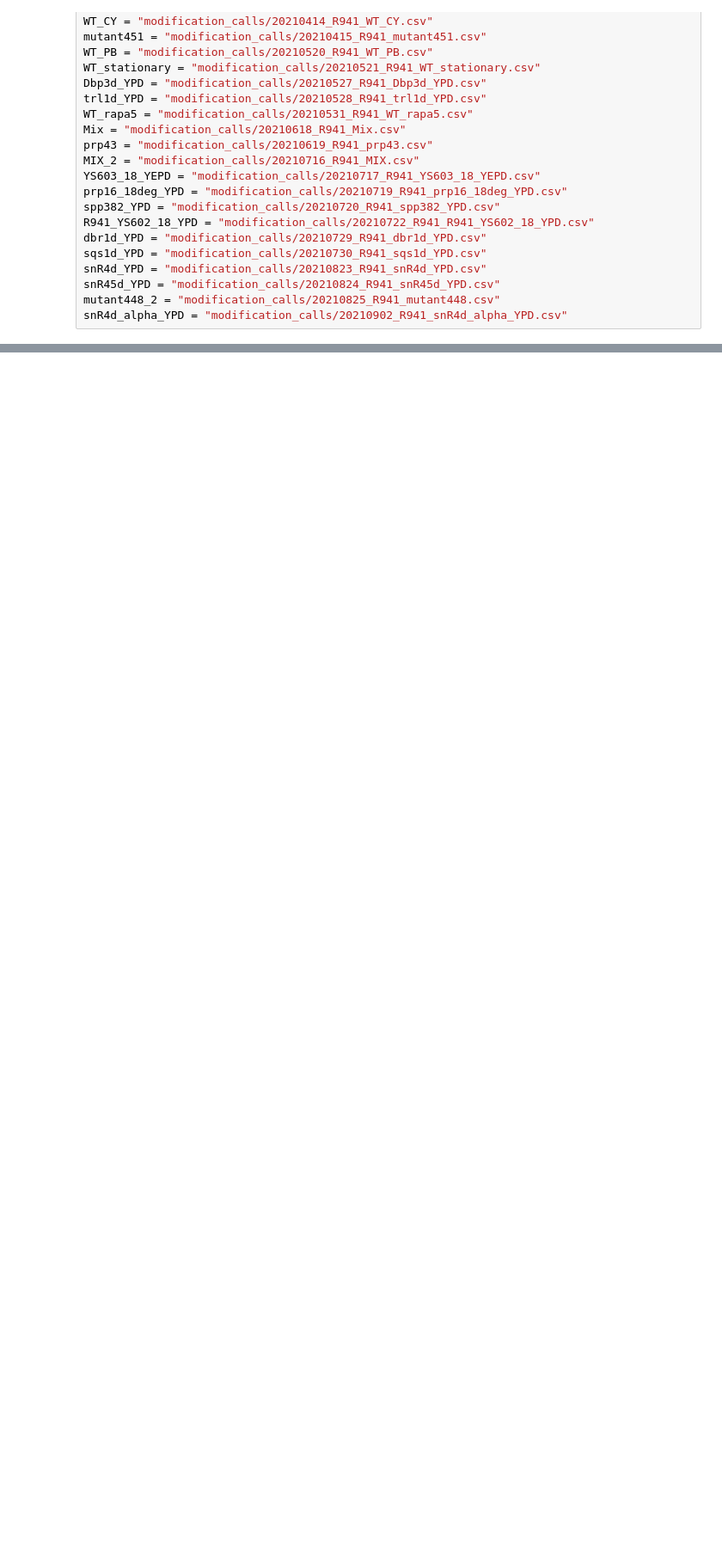
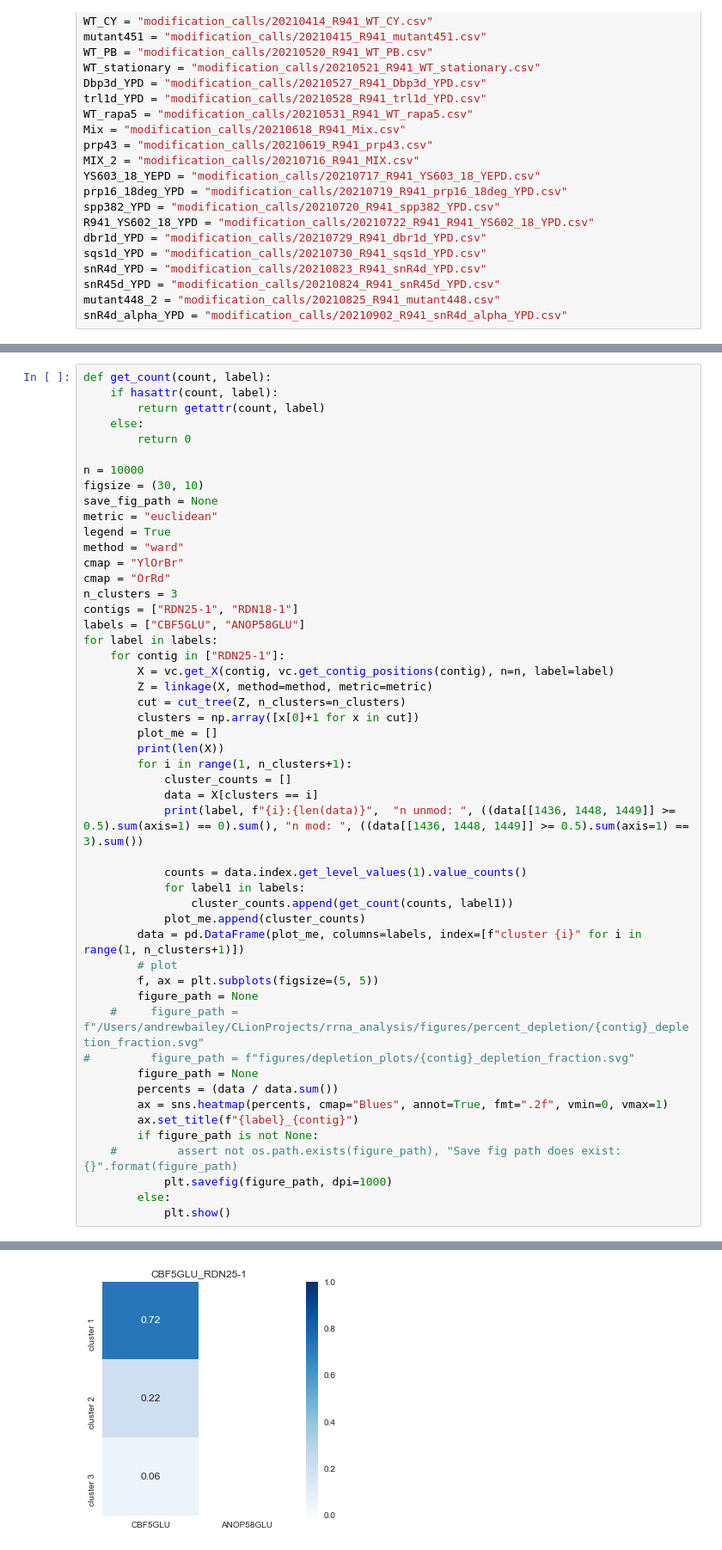
Before and after one commit to adbailey4/yeast_rrna_modification_detection, a Jupyter notebook: notebooks/depletion_experiments.ipynb, the cells around one changed output, grey strips where cells are left out. Shown at 86% size. Cells and saved outputs as stored; diff of their text form; blank space fills up the shorter version.

```diff
--- a/notebooks/depletion_experiments.ipynb
+++ b/notebooks/depletion_experiments.ipynb
@@ -234,0 +206,51 @@ chi2_pvalues_df["NOP58GLU_corrected_pvalue"][1773]
+# %%
+def get_count(count, label):
+    if hasattr(count, label):
+        return getattr(count, label)
+    else:
+        return 0
+
+n = 10000
+figsize = (30, 10)
+save_fig_path = None
+metric = "euclidean"
+legend = True
+method = "ward"
+cmap = "YlOrBr"
+cmap = "OrRd"
+n_clusters = 3
+contigs = ["RDN25-1", "RDN18-1"]
+labels = ["CBF5GLU", "ANOP58GLU"]
+for label in labels:
+    for contig in ["RDN25-1"]:
+        X = vc.get_X(contig, vc.get_contig_positions(contig), n=n, label=label)
+        Z = linkage(X, method=method, metric=metric)
+        cut = cut_tree(Z, n_clusters=n_clusters)
+        clusters = np.array([x[0]+1 for x in cut])
+        plot_me = []
+        print(len(X))
+        for i in range(1, n_clusters+1):
+            cluster_counts = []
+            data = X[clusters == i]
+            print(label, f"{i}:{len(data)}",  "n unmod: ", ((data[[1436, 1448, 1449]] >= 0.5).sum(axis=1) == 0).sum(), "n mod: ", ((data[[1436, 1448, 1449]] >= 0.5).sum(axis=1) == 3).sum())
+
+            counts = data.index.get_level_values(1).value_counts()
+            for label1 in labels:
+                cluster_counts.append(get_count(counts, label1))
+            plot_me.append(cluster_counts)
+        data = pd.DataFrame(plot_me, columns=labels, index=[f"cluster {i}" for i in range(1, n_clusters+1)])
+        # plot
+        f, ax = plt.subplots(figsize=(5, 5))
+        figure_path = None
+    #     figure_path = f"/Users/andrewbailey/CLionProjects/rrna_analysis/figures/percent_depletion/{contig}_depletion_fraction.svg"
+#         figure_path = f"figures/depletion_plots/{contig}_depletion_fraction.svg"
+        figure_path = None
+        percents = (data / data.sum())
+        ax = sns.heatmap(percents, cmap="Blues", annot=True, fmt=".2f", vmin=0, vmax=1)
+        ax.set_title(f"{label}_{contig}")
+        if figure_path is not None:
+    #         assert not os.path.exists(figure_path), "Save fig path does exist: {}".format(figure_path)
+            plt.savefig(figure_path, dpi=1000)
+        else:
+            plt.show()
+# %% [output]
@@ -234,0 +261 @@ chi2_pvalues_df["NOP58GLU_corrected_pvalue"][1773]
+[figure, added]
```
Also changed, not shown: parts of 24 cells of this notebook, 19 other files.
